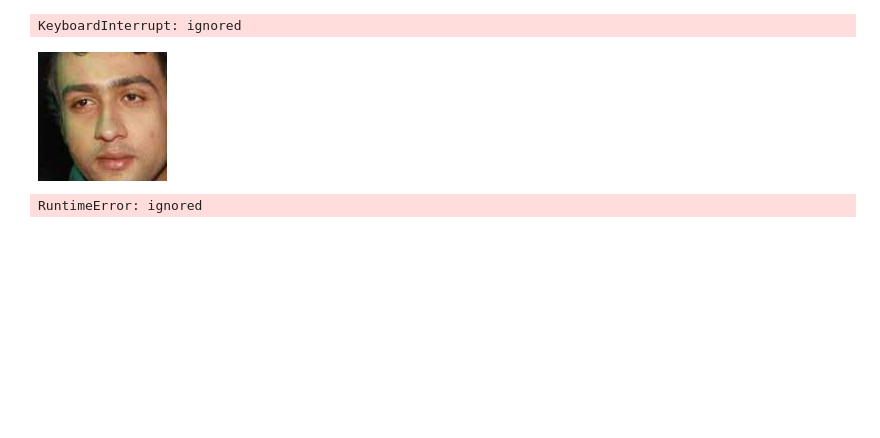
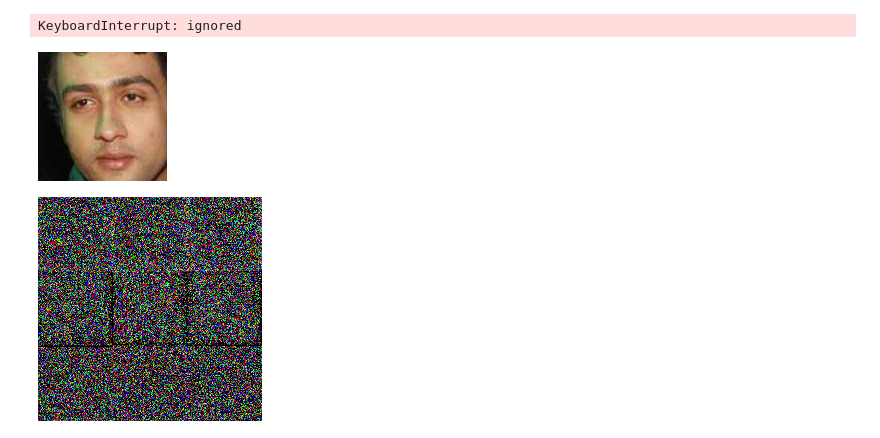
Before and after one commit to antoniomuso/speech2face, a Jupyter notebook: Decoder.ipynb, the cells around one changed output. Drawn from its saved outputs; the diff is of its cells as text; code cells hidden in the pictures; blank space fills up the shorter version.

```diff
--- a/Decoder.ipynb
+++ b/Decoder.ipynb
@@ -626,6 +611,6 @@ Epoch 0
 KeyboardInterrupt: ignored
 # %%
-model = DECODER("eval")
+model.phase = 'eval'
 # %%
 
 img = face_recognition.load_image_file("/content/drive/My Drive/Speech2Face/data_test/test/n000078/0002_02.jpg")
@@ -639,7 +624,9 @@ Image.fromarray(img)
 # %%
 img = cv2.resize(img, (224,224), interpolation = cv2.INTER_AREA)
 biden_encoding = face_recognition.face_encodings(img)[0]
-encoded = torch.tensor(biden_encoding).double()
-model(encoded)
+encoded = torch.reshape(torch.tensor(biden_encoding), (-1,128)).float()
+out = torch.tensor(model(encoded))
+out = np.squeeze(out)
+Image.fromarray(out.cpu().detach().numpy())
 # %% [output]
-RuntimeError: ignored
+[figure, added]
```
Also changed, not shown: parts of 2 cells of this notebook.
